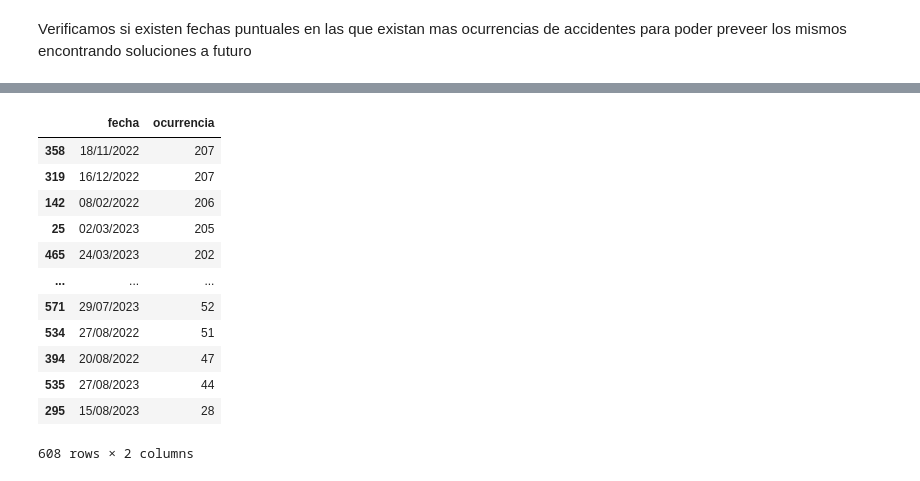
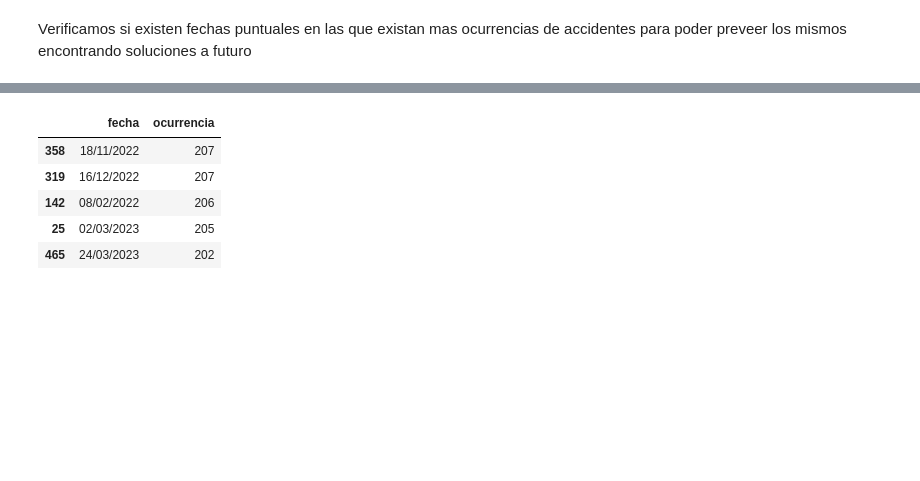
Before and after one commit to lucaramirezo/Traffic-Network-Transparency, a Jupyter notebook: Exploratory_Data_Analysis.ipynb, the cells around one changed output, grey strips where cells are left out. Drawn from its saved outputs; the diff is of its cells as text; code cells hidden in the pictures; blank space fills up the shorter version.

Commit message:
Inicio del analisis exploratorio. Estudio de ocurrencias de accidentes en fechas puntuales

```diff
--- a/Exploratory_Data_Analysis.ipynb
+++ b/Exploratory_Data_Analysis.ipynb
@@ -19,20 +20,14 @@ combined_data.head()
 | 3 | 2022S000002 | 01/01/2022 | 0:30:00 | PLAZA. CANOVAS DEL CASTILLO / PAS... | 2 | 3.0 | RETIRO | Colisión fronto-lateral | ... |
 | 4 | 2022S000002 | 01/01/2022 | 0:30:00 | PLAZA. CANOVAS DEL CASTILLO / PAS... | 2 | 3.0 | RETIRO | Colisión fronto-lateral | ... |
 # %%
+#Crear el df date_ocurrency para saber las ocurrencias por fecha
 date_ocurrency = combined_data.groupby('fecha').size().reset_index(name='ocurrencia')
 date_ocurrency.sort_values(by='ocurrencia', ascending=False, inplace = True)
-date_ocurrency
+date_ocurrency.head()
 # %% [output]
 |  | fecha | ocurrencia |
 | 358 | 18/11/2022 | 207 |
 | 319 | 16/12/2022 | 207 |
 | 142 | 08/02/2022 | 206 |
 | 25 | 02/03/2023 | 205 |
 | 465 | 24/03/2023 | 202 |
-| ... | ... | ... |
-| 571 | 29/07/2023 | 52 |
-| 534 | 27/08/2022 | 51 |
-| 394 | 20/08/2022 | 47 |
-| 535 | 27/08/2023 | 44 |
-| 295 | 15/08/2023 | 28 |
-608 rows × 2 columns
```
Also changed, not shown: parts of 4 cells of this notebook.
